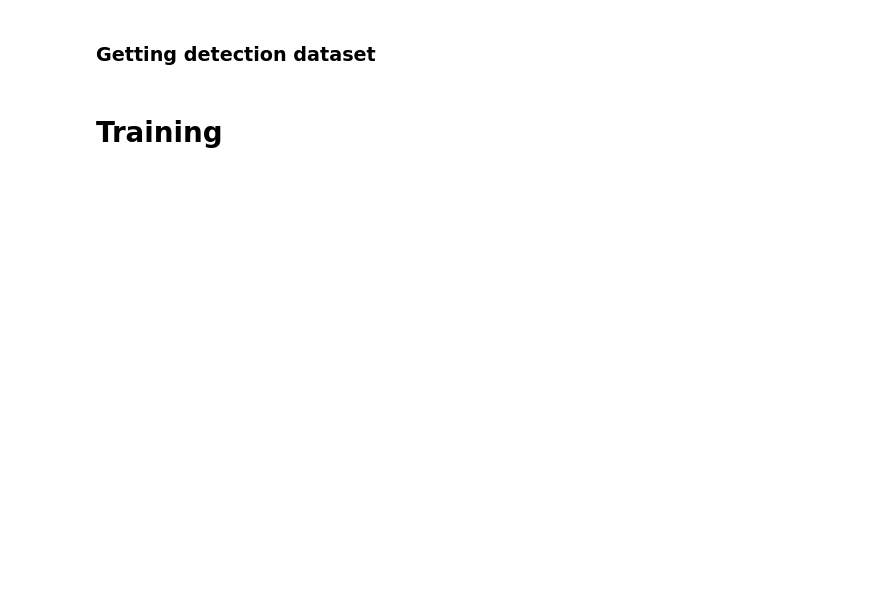
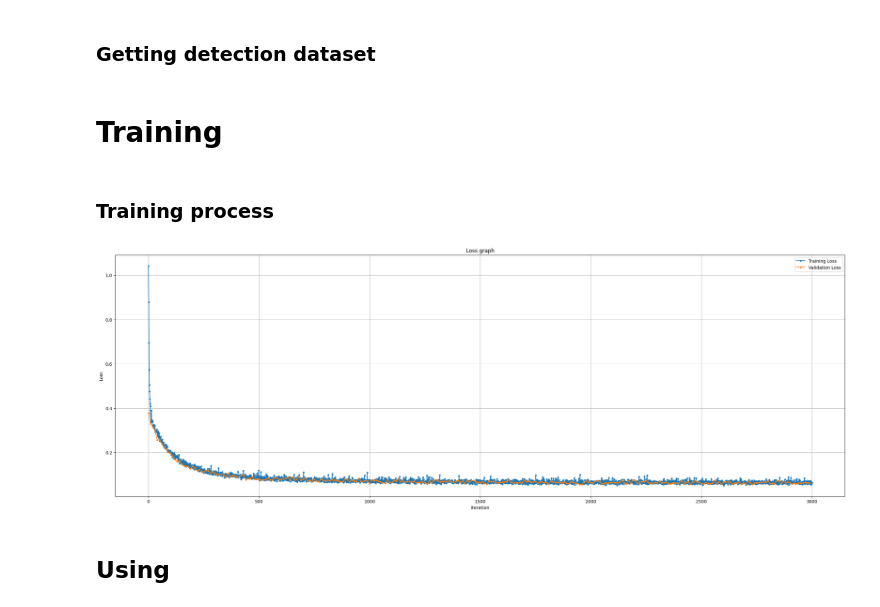
Before and after one commit to sodeeplearning/Net-Nomera, a Jupyter notebook: Training.ipynb, the cells around one changed output. Cells and saved outputs as stored; diff of their text form; code cells hidden in the pictures; blank space fills up the shorter version.

Commit message:
Not trained DETR

```diff
--- a/Training.ipynb
+++ b/Training.ipynb
@@ -44,4 +48,4 @@ detr = DETR(num_classes=1,
             hidden_dim=256,
             nheads=8,
             num_encoder_layers=6,
-            num_decoder_layers=6)
+            num_decoder_layers=6).to(device)
@@ -60,2 +65,20 @@ train_classes = torch.load('Saved Tensors/classes.pth')
 # %% [markdown]
 # Training
+# %%
+num_of_epochs = 3000
+batch_size = 1
+learning_rate = 1e-4
+scheduler_freq = 500
+scheduler_gamma = 0.5
+
+val_every = 10
+show_every = 10
+val_batch_size = 1
+
+bboxes_loss = torch.nn.MSELoss()
+classes_loss = torch.nn.MSELoss()
+
+optimizer = torch.optim.SGD(detr.parameters(), lr = learning_rate)
+scheduler = torch.optim.lr_scheduler.ExponentialLR(optimizer, gamma = scheduler_gamma)
+
+losses = {"train" : [], "val" : []}
@@ -61,0 +95,48 @@ train_classes = torch.load('Saved Tensors/classes.pth')
+# %% [markdown]
+### Training process
+# %%
+detr.train()
+
+for epoch in range(1, num_of_epochs + 1):
+    optimizer.zero_grad()
+    batch = torch.randint(high = train_images.shape[0], size = [batch_size])
+
+    classes_pred, bboxes_pred = detr(train_images[batch].to(device))
+    loss_classes = classes_loss(classes_pred, train_classes[batch].to(device))
+    loss_bboxes = bboxes_loss(bboxes_pred, train_bboxes[batch].to(device))
+    general_loss = loss_classes + loss_bboxes
+
+    general_loss.backward()
+    optimizer.step()
+
+    losses["train"].append(general_loss.item())
+
+    if epoch % val_every == 0:
+        with torch.no_grad():
+            val_batch = torch.randint(high = val_images.shape[0], size = [val_batch_size])
+
+            val_classes_pred, val_bboxes_pred = detr(val_images[val_batch].to(device))
+            val_loss_classes = classes_loss(val_classes_pred, val_classes[val_batch].to(device))
+            val_loss_bboxes = bboxes_loss(val_bboxes_pred, val_bboxes[val_batch].to(device))
+
+            val_gen_loss = val_loss_classes + val_loss_bboxes
+        losses["val"].append(val_gen_loss.item())
+
+    if epoch % show_every == 0:
+        clear_output(True)
+        fig, ax = plt.subplots(figsize=(30, 10))
+        plt.title("Loss graph")
+        plt.plot(losses["train"], ".-", label="Training Loss")
+        plt.plot(torch.arange(0, epoch, show_every), losses["val"], ".-", label="Validation Loss")
+        plt.xlabel("Iteration")
+        plt.ylabel("Loss")
+        plt.legend()
+        plt.grid()
+        plt.show()
+
+    if epoch % scheduler_freq == 0:
+        scheduler.step()
+# %% [output]
+[figure, added]
+# %% [markdown]
+## Using
```
Also changed, not shown: parts of 9 cells of this notebook, 1 other file.
